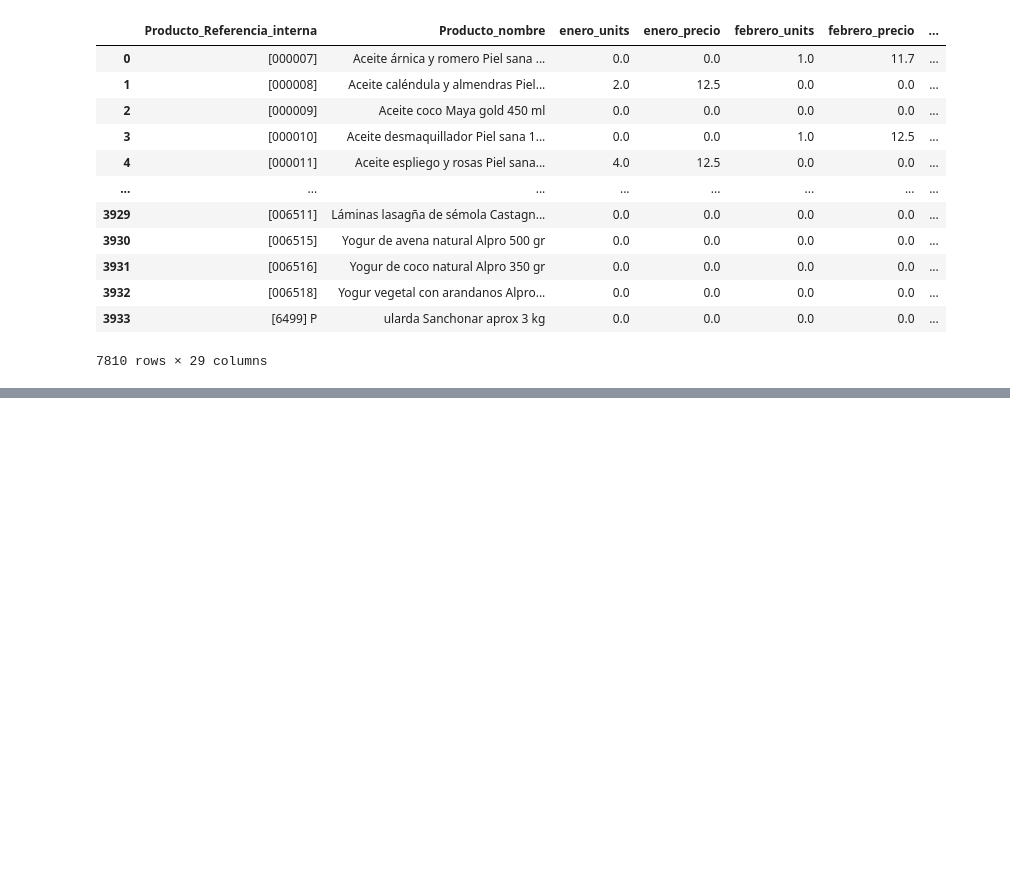
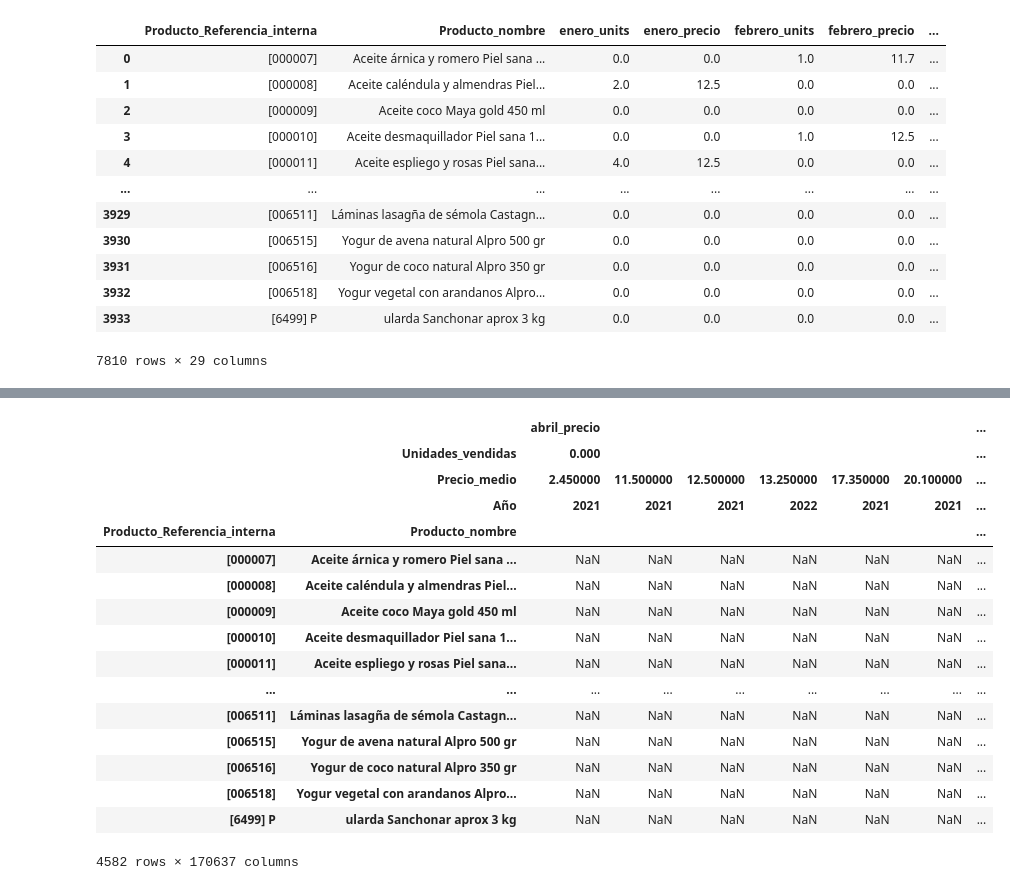
Before and after one commit to Factoria-F5-AI-Bootcamp-1-Edicion/osa_analysis, a Jupyter notebook: EDA.ipynb, the cells around one changed output, grey strips where cells are left out. Cells and saved outputs as stored; diff of their text form; code cells hidden in the pictures; blank space fills up the shorter version.

Commit message:
Ensayos para organizar las tablas de ventas. Pongo un ejemplo con dos productos del DataFrame ideal.

```diff
--- a/EDA.ipynb
+++ b/EDA.ipynb
@@ -271,3 +273,7 @@ ventas_2021.head()
+# %%
+#Datasets de venta de productis al publico 2021-2022
+ventas_2021= pd.read_excel("inflacion_osa_2021.xls")
+ventas_2022= pd.read_excel("inflacion_osa_2022.xls")
 # %%
 ventas_2021.info()
 # %% [output]
@@ -410,0 +494,5 @@ precios_ventas.fillna(0)
+# %%
+#Se crean 3 columnas vacias para jugar un poco con pivot_table()
+precios_ventas['Fecha_venta']=""
+precios_ventas['price_mean_month']=""
+precios_ventas['total_units_month']=""
@@ -410,0 +525,3 @@ precios_ventas.fillna(0)
+# %%
+# se crea el objeto valores con los valores de las columnas 2 a 25
+valores = precios_ventas.columns.values[2:25]
@@ -410,0 +569,22 @@ precios_ventas.fillna(0)
+# %%
+ventas= pd.pivot_table(precios_ventas, index=['Producto_Referencia_interna','Producto_nombre'] , columns=['Unidades_vendidas', 'Precio_medio', 'Año'],
+                       values=valores, aggfunc=np.sum)
+ventas
+# %% [output]
+|  |  | abril_precio |  |  |  |  |  | ... |
+|  | Unidades_vendidas | 0.000 |  |  |  |  |  | ... |
+|  | Precio_medio | 2.450000 | 11.500000 | 12.500000 | 13.250000 | 17.350000 | 20.100000 | ... |
+|  | Año | 2021 | 2021 | 2021 | 2022 | 2021 | 2021 | ... |
+| Producto_Referencia_interna | Producto_nombre |  |  |  |  |  |  | ... |
+| [000007] | Aceite árnica y romero Piel sana ... | NaN | NaN | NaN | NaN | NaN | NaN | ... |
+| [000008] | Aceite caléndula y almendras Piel... | NaN | NaN | NaN | NaN | NaN | NaN | ... |
+| [000009] | Aceite coco Maya gold 450 ml | NaN | NaN | NaN | NaN | NaN | NaN | ... |
+| [000010] | Aceite desmaquillador Piel sana 1... | NaN | NaN | NaN | NaN | NaN | NaN | ... |
+| [000011] | Aceite espliego y rosas Piel sana... | NaN | NaN | NaN | NaN | NaN | NaN | ... |
+| ... | ... | ... | ... | ... | ... | ... | ... | ... |
+| [006511] | Láminas lasagña de sémola Castagn... | NaN | NaN | NaN | NaN | NaN | NaN | ... |
+| [006515] | Yogur de avena natural Alpro 500 gr | NaN | NaN | NaN | NaN | NaN | NaN | ... |
+| [006516] | Yogur de coco natural Alpro 350 gr | NaN | NaN | NaN | NaN | NaN | NaN | ... |
+| [006518] | Yogur vegetal con arandanos Alpro... | NaN | NaN | NaN | NaN | NaN | NaN | ... |
+| [6499] P | ularda Sanchonar aprox 3 kg | NaN | NaN | NaN | NaN | NaN | NaN | ... |
+4582 rows × 170637 columns
```
Also changed, not shown: parts of 18 cells of this notebook.
